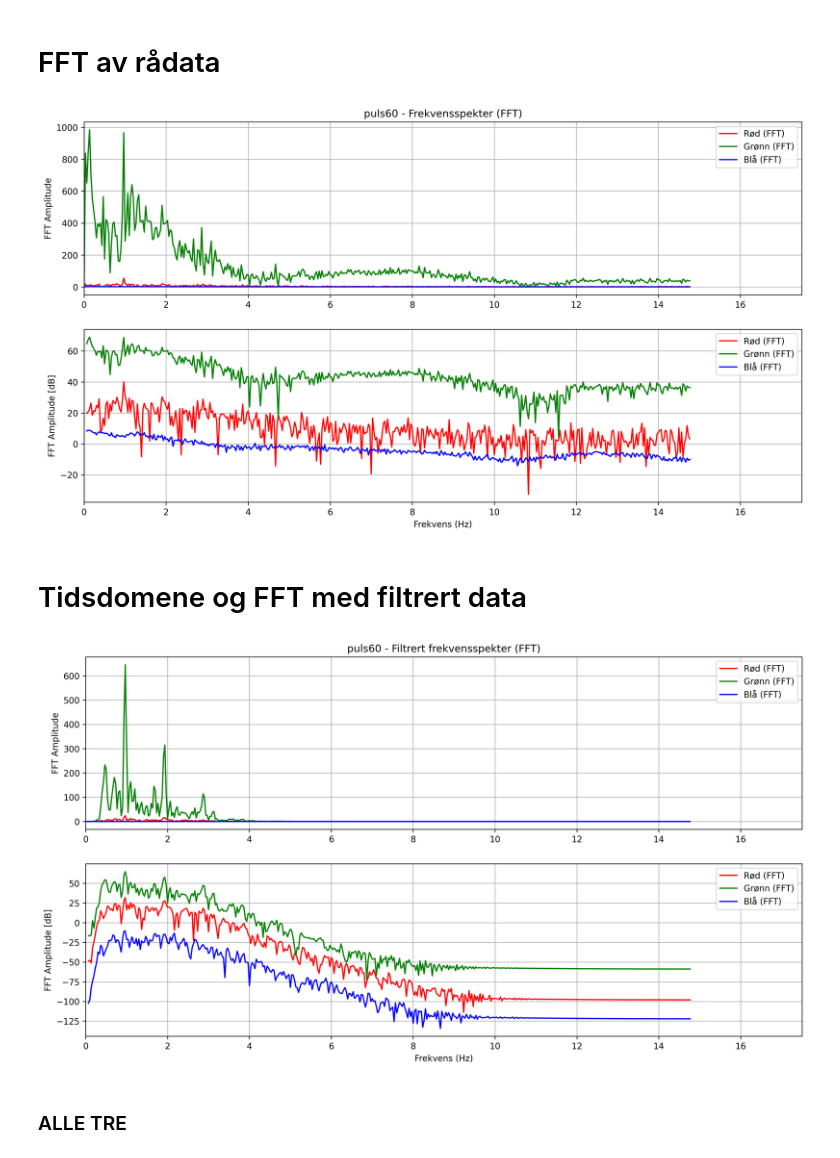
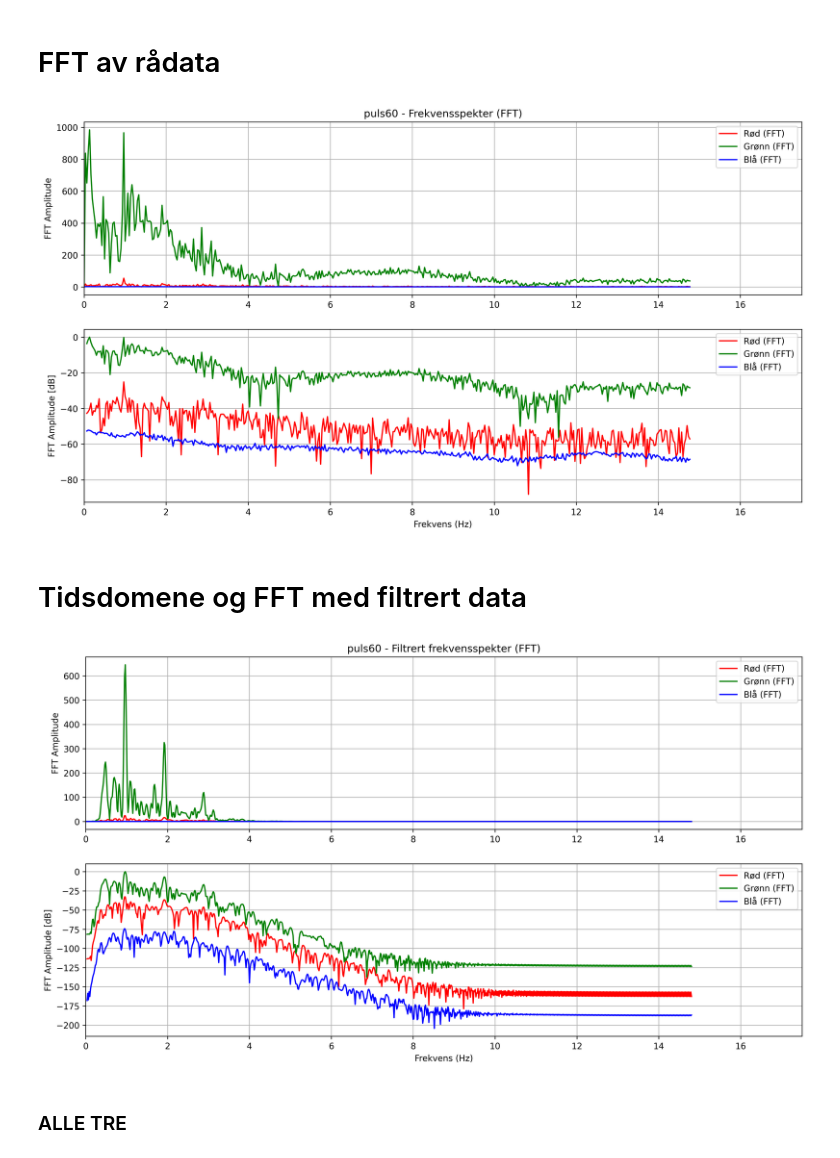
Before and after one commit to FoggyPopcorn/TTT4280---Lab, a Jupyter notebook: Lab_3_Optikk/Plotting_av_data_desibel.ipynb, the cells around one changed output. Cells and saved outputs as stored; diff of their text form; code cells hidden in the pictures.

```diff
--- a/Lab_3_Optikk/Plotting_av_data_desibel.ipynb
+++ b/Lab_3_Optikk/Plotting_av_data_desibel.ipynb
@@ -77,9 +77,11 @@ plt.legend()
 plt.grid()
 
 plt.subplot(2, 1, 2)
-plt.plot(freq[2:N // 2], 10*np.log(magnitude_red[2:N // 2]), label='Rød (FFT)', color='red')
-plt.plot(freq[2:N // 2], 10*np.log(magnitude_green[2:N // 2]), label='Grønn (FFT)', color='green')
-plt.plot(freq[2:N // 2], 10*np.log(magnitude_blue[2:N // 2]), label='Blå (FFT)', color='blue')
+peak_reference = np.max(magnitude_green[2:N // 2])
+epsilon = 1e-12
+plt.plot(freq[2:N // 2], 20 * np.log10(np.maximum(magnitude_red[2:N // 2] / peak_reference, epsilon)), label='Rød (FFT)', color='red')
+plt.plot(freq[2:N // 2], 20 * np.log10(np.maximum(magnitude_green[2:N // 2] / peak_reference, epsilon)), label='Grønn (FFT)', color='green')
+plt.plot(freq[2:N // 2], 20 * np.log10(np.maximum(magnitude_blue[2:N // 2] / peak_reference, epsilon)), label='Blå (FFT)', color='blue')
 plt.xlabel('Frekvens (Hz)')
 plt.ylabel('FFT Amplitude [dB]')
 
@@ -89,10 +91,10 @@ plt.xlim(0, 17.5)
 
 plt.legend()
 plt.grid()
-plt.savefig(f'Figurer/FFT "{navn_fil}" - ufiltrert.png', bbox_inches='tight')
+plt.savefig(f'Figurer/FFT {navn_fil} - ufiltrert.png', bbox_inches='tight')
 plt.show()
 # %% [output]
-[figure, old version]
+[figure, new version]
 # %% [markdown]
 # Tidsdomene og FFT med filtrert data
 # %%
@@ -102,7 +104,7 @@ nedre_grense = 0.5
 øvre_grense = 4.0
 b, a = butter(3, [nedre_grense/(fs/2) , øvre_grense/(fs/2)], btype='band')
 vindu = np.hanning(N)
-
+N_zero_padded = 2 * N
 
 
 filtered_red = filtfilt(b, a, rød * vindu)
@@ -111,20 +113,12 @@ filtered_blue = filtfilt(b, a, blå * vindu)
 # ========================================================
 
 
-# ===================== Kun FFT ===========================
-
-fft_filtered_red = np.fft.rfft(filtered_red, N)
-fft_filtered_green = np.fft.rfft(filtered_green, N)
-fft_filtered_blue = np.fft.rfft(filtered_blue, N)
-
-# ========================================================
-
 # ======================= Zero padding =====================
 
-fft_filtered_red = np.fft.rfft(filtered_red, N)
-fft_filtered_green = np.fft.rfft(filtered_green, N)
-fft_filtered_blue = np.fft.rfft(filtered_blue, N)
-freq = np.fft.rfftfreq(N, d=sample_period)
+fft_filtered_red = np.fft.rfft(filtered_red, N_zero_padded)
+fft_filtered_green = np.fft.rfft(filtered_green, N_zero_padded)
+fft_filtered_blue = np.fft.rfft(filtered_blue, N_zero_padded)
+freq = np.fft.rfftfreq(N_zero_padded, d=sample_period)
 
 # ===========================================================
 
@@ -132,41 +126,43 @@ freq = np.fft.rfftfreq(N, d=sample_period)
 magnitude_filtered_red = (np.abs(fft_filtered_red))
 magnitude_filtered_green = (np.abs(fft_filtered_green))
 magnitude_filtered_blue = (np.abs(fft_filtered_blue))
 
 
 
 
 # Plot frekvensspekteret
 # Plot frekvensspekteret
 plt.figure(figsize=(15, 8), dpi=300)
 
 plt.subplot(2, 1, 1)
-plt.plot(freq[:N // 2], magnitude_filtered_red[:N // 2], label='Rød (FFT)', color='red')
-plt.plot(freq[:N // 2], magnitude_filtered_green[:N // 2], label='Grønn (FFT)', color='green')
-plt.plot(freq[:N // 2], magnitude_filtered_blue[:N // 2], label='Blå (FFT)', color='blue')
+plt.plot(freq[:N_zero_padded // 2], magnitude_filtered_red[:N_zero_padded // 2], label='Rød (FFT)', color='red')
+plt.plot(freq[:N_zero_padded // 2], magnitude_filtered_green[:N_zero_padded // 2], label='Grønn (FFT)', color='green')
+plt.plot(freq[:N_zero_padded // 2], magnitude_filtered_blue[:N_zero_padded // 2], label='Blå (FFT)', color='blue')
 plt.ylabel('FFT Amplitude')
 plt.title(f'{navn_fil} - Filtrert frekvensspekter (FFT)')
 plt.xlim(0, 17.5)
 plt.legend()
 plt.grid()
 
+peak_reference = np.max(magnitude_filtered_green[2:N_zero_padded // 2])
+epsilon = 1e-12
 plt.subplot(2, 1, 2)
-plt.plot(freq[2:N // 2], 10*np.log(magnitude_filtered_red[2:N // 2]), label='Rød (FFT)', color='red')
-plt.plot(freq[2:N // 2], 10*np.log(magnitude_filtered_green[2:N // 2]), label='Grønn (FFT)', color='green')
-plt.plot(freq[2:N // 2], 10*np.log(magnitude_filtered_blue[2:N // 2]), label='Blå (FFT)', color='blue')
+plt.plot(freq[2:N_zero_padded // 2], 10*np.log(magnitude_filtered_red[2:N_zero_padded // 2]/(peak_reference + epsilon)), label='Rød (FFT)', color='red')
+plt.plot(freq[2:N_zero_padded // 2], 10*np.log(magnitude_filtered_green[2:N_zero_padded // 2]/(peak_reference + epsilon)), label='Grønn (FFT)', color='green')
+plt.plot(freq[2:N_zero_padded // 2], 10*np.log(magnitude_filtered_blue[2:N_zero_padded // 2]/(peak_reference + epsilon)), label='Blå (FFT)', color='blue')
 plt.xlabel('Frekvens (Hz)')
 plt.ylabel('FFT Amplitude [dB]')
 
 plt.xlim(0, 17.5)
 #plt.ylim(1e-1, 1e4)
 #plt.yscale('log')
 
 plt.legend()
 plt.grid()
-plt.savefig(f'Figurer/FFT "{navn_fil}" - Filtrert .png', bbox_inches='tight')
+plt.savefig(f'Figurer/FFT {navn_fil} - Filtrert.png', bbox_inches='tight')
 plt.show()
 # %% [output]
-[figure, old version]
+[figure, new version]
 # %% [markdown]
 ### ALLE TRE
 # %%
```
Also changed, not shown: parts of 6 cells of this notebook, 8 other files.
